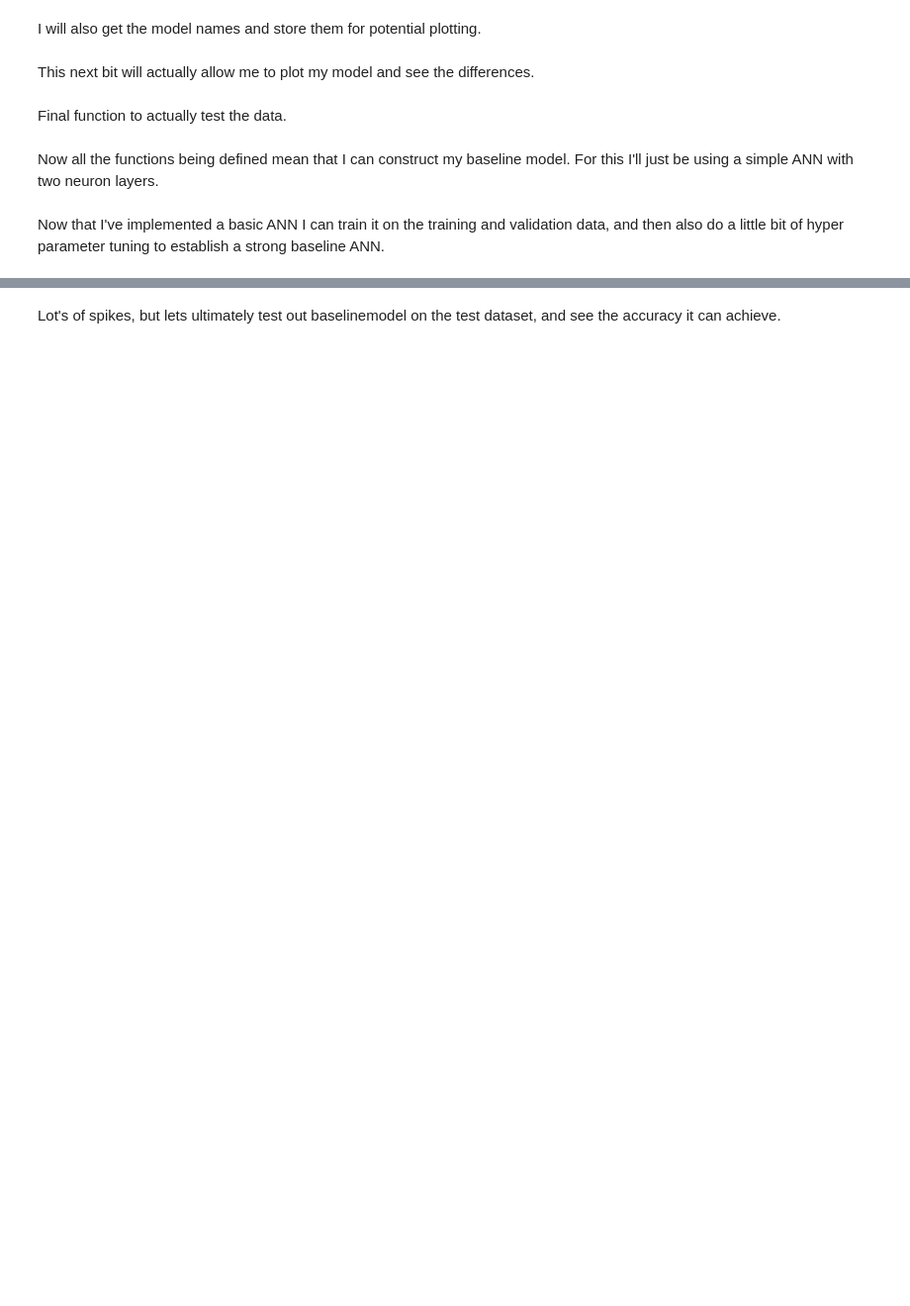
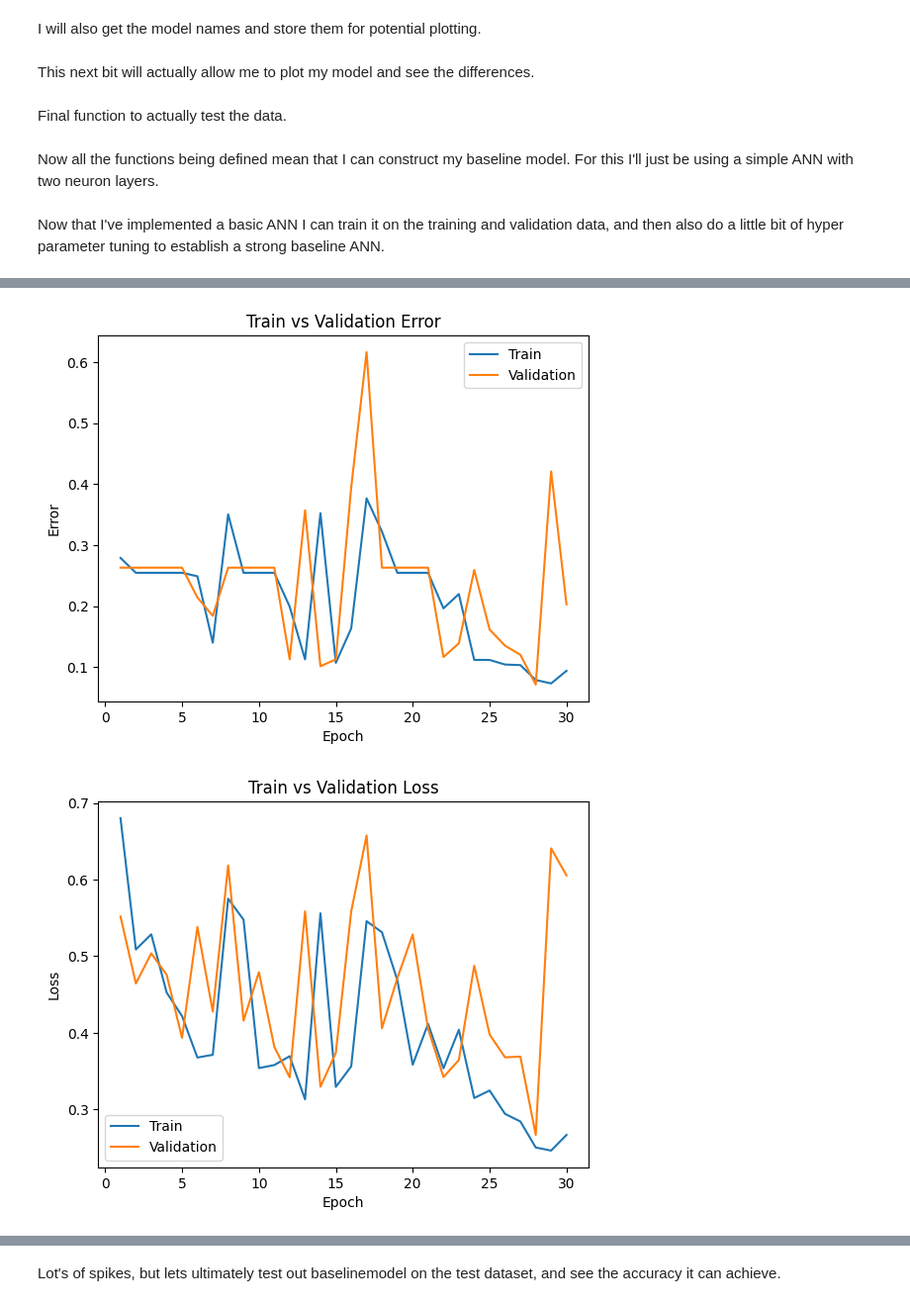
Before and after one commit to Aditsmishra2005/APS360---Project, a Jupyter notebook: Parkinsons_Pathfinder_APS360.ipynb, the cells around one changed output, grey strips where cells are left out. Shown at 99% size. Cells and saved outputs as stored; diff of their text form; code cells hidden in the pictures; blank space fills up the shorter version.

```diff
--- a/Parkinsons_Pathfinder_APS360.ipynb
+++ b/Parkinsons_Pathfinder_APS360.ipynb
@@ -450,0 +515,6 @@ Epoch 30: Train loss: 0.1667, Train error: 0.0489, Val loss: 0.2159, Val error:
+# %%
+model_path = get_model_name("parkinson_baseline", batch_size=32, learning_rate=0.01, epoch=30)
+plot_training_curve(model_path)
+# %% [output]
+[figure, added]
+[figure, added]
```
Also changed, not shown: parts of 23 cells of this notebook.
